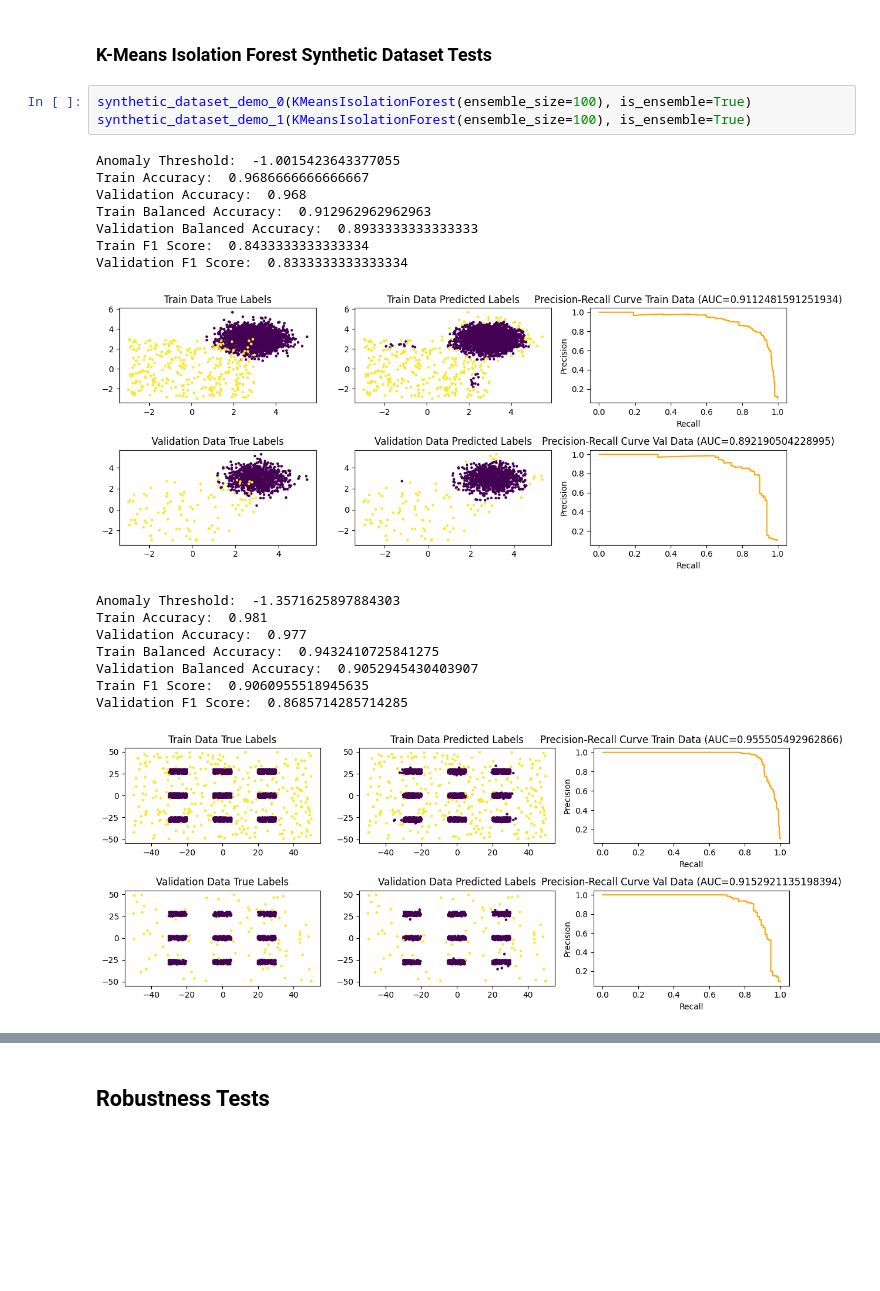
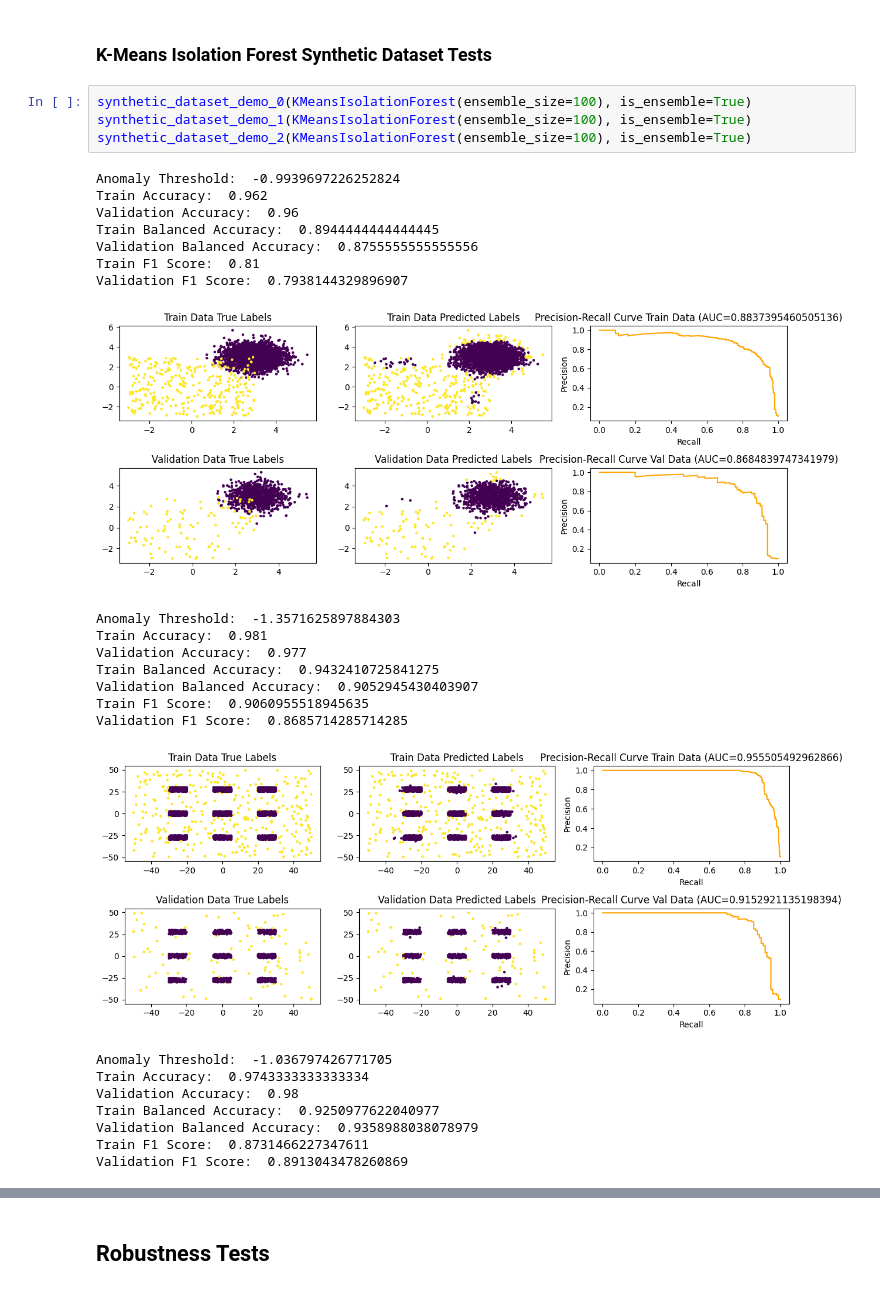
Before and after one commit to Razvan48/Project-Anomaly-Detection-AD, a Jupyter notebook: Presentation-NoteBook.ipynb, the cells around one changed output, grey strips where cells are left out. Saved outputs shown, nothing was run; the diff lists cells and outputs as text; blank space fills up the shorter version.

```diff
--- a/Presentation-NoteBook.ipynb
+++ b/Presentation-NoteBook.ipynb
@@ -905,15 +1011,16 @@ Validation F1 Score:  0.8888888888888888
 # %%
 synthetic_dataset_demo_0(KMeansIsolationForest(ensemble_size=100), is_ensemble=True)
 synthetic_dataset_demo_1(KMeansIsolationForest(ensemble_size=100), is_ensemble=True)
+synthetic_dataset_demo_2(KMeansIsolationForest(ensemble_size=100), is_ensemble=True)
 # %% [output]
-Anomaly Threshold:  -1.0015423643377055
-Train Accuracy:  0.9686666666666667
-Validation Accuracy:  0.968
-Train Balanced Accuracy:  0.912962962962963
-Validation Balanced Accuracy:  0.8933333333333333
-Train F1 Score:  0.8433333333333334
-Validation F1 Score:  0.8333333333333334
+Anomaly Threshold:  -0.9939697226252824
+Train Accuracy:  0.962
+Validation Accuracy:  0.96
+Train Balanced Accuracy:  0.8944444444444445
+Validation Balanced Accuracy:  0.8755555555555556
+Train F1 Score:  0.81
+Validation F1 Score:  0.7938144329896907
-[figure, old version]
+[figure, new version]
 Anomaly Threshold:  -1.3571625897884303
 Train Accuracy:  0.981
 Validation Accuracy:  0.977
@@ -922,3 +1029,10 @@ Validation Balanced Accuracy:  0.9052945430403907
 Train F1 Score:  0.9060955518945635
 Validation F1 Score:  0.8685714285714285
 [figure]
+Anomaly Threshold:  -1.036797426771705
+Train Accuracy:  0.9743333333333334
+Validation Accuracy:  0.98
+Train Balanced Accuracy:  0.9250977622040977
+Validation Balanced Accuracy:  0.9358988038078979
+Train F1 Score:  0.8731466227347611
+Validation F1 Score:  0.8913043478260869
```
Also changed, not shown: parts of 6 cells of this notebook.
